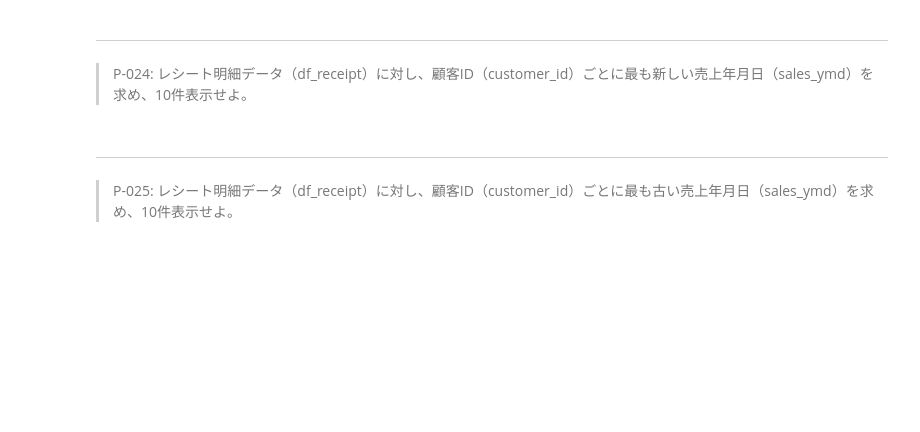
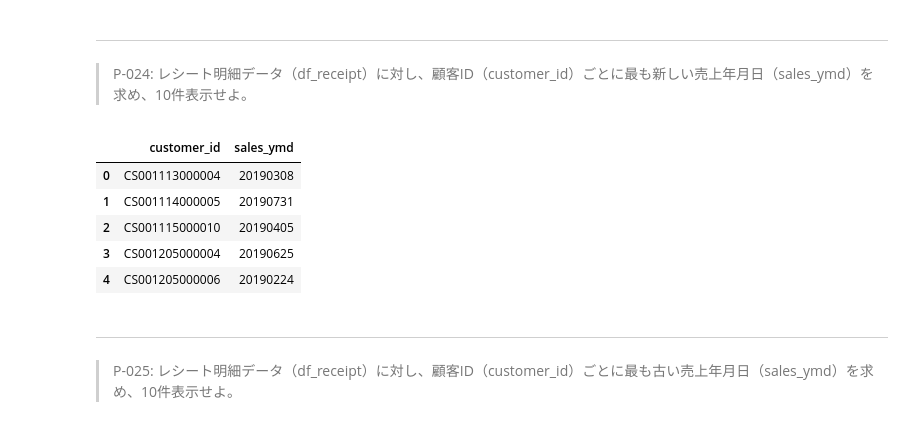
Before and after one commit to KJR020/100knocks-preprocess, a Jupyter notebook: docker/work/preprocess_knock_Python.ipynb, the cells around one changed output. Drawn from its saved outputs; the diff is of its cells as text; code cells hidden in the pictures; blank space fills up the shorter version.

```diff
--- a/docker/work/preprocess_knock_Python.ipynb
+++ b/docker/work/preprocess_knock_Python.ipynb
@@ -484,6 +536,15 @@ df_tmp.sort_values('ranking').head(10)
 # %% [markdown]
 ---
 > P-024: レシート明細データ（df_receipt）に対し、顧客ID（customer_id）ごとに最も新しい売上年月日（sales_ymd）を求め、10件表示せよ。
+# %%
+df_receipt.groupby("customer_id").agg({"sales_ymd":"max"}).reset_index().head()
+# %% [output]
+|  | customer_id | sales_ymd |
+| 0 | CS001113000004 | 20190308 |
+| 1 | CS001114000005 | 20190731 |
+| 2 | CS001115000010 | 20190405 |
+| 3 | CS001205000004 | 20190625 |
+| 4 | CS001205000006 | 20190224 |
 # %% [markdown]
 ---
 > P-025: レシート明細データ（df_receipt）に対し、顧客ID（customer_id）ごとに最も古い売上年月日（sales_ymd）を求め、10件表示せよ。
```
Also changed, not shown: parts of 6 cells of this notebook.
